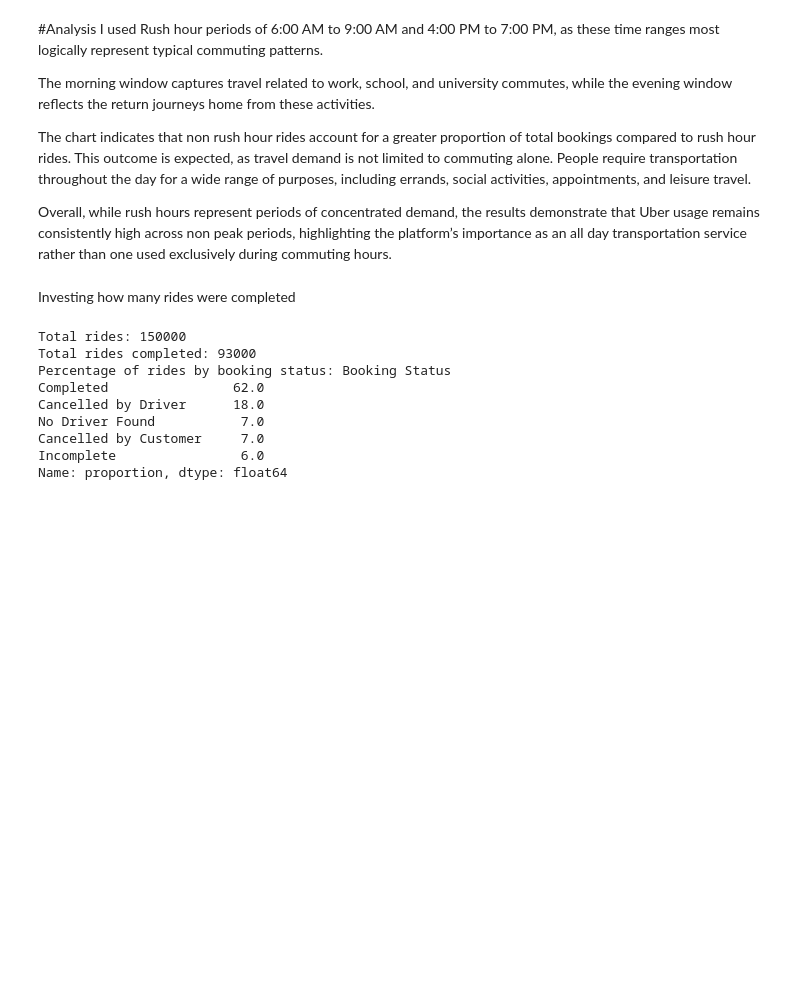
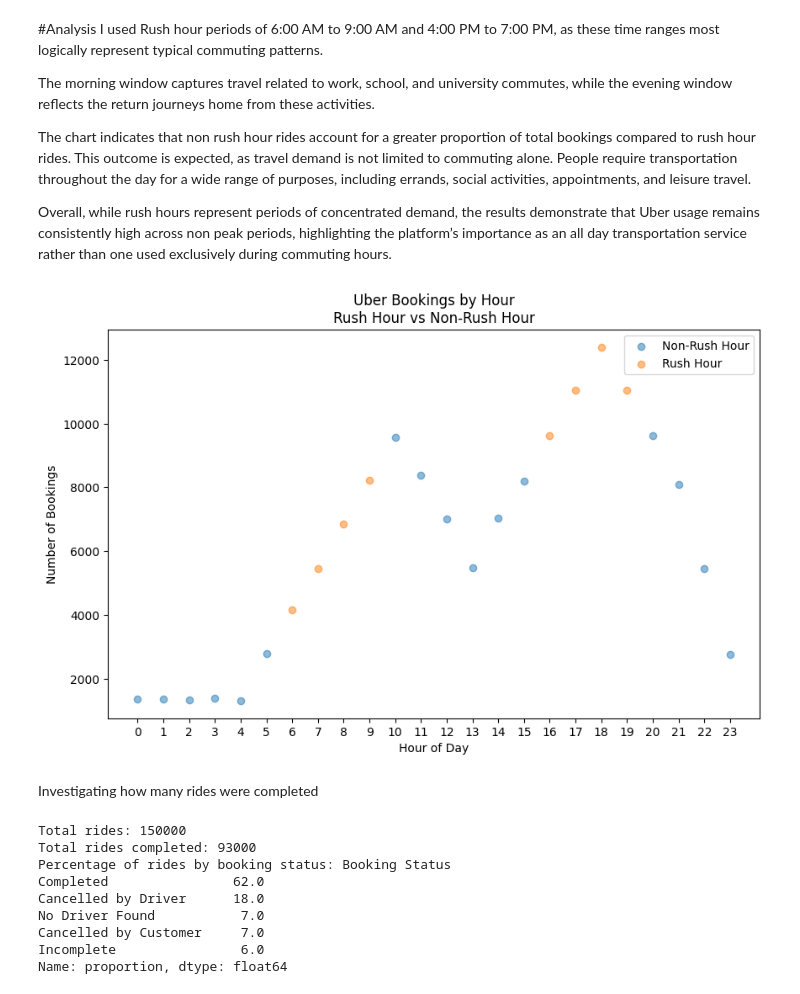
Before and after one commit to msum500/Uber, a Jupyter notebook: Uber Project.ipynb, the cells around one changed output. Cells and saved outputs as stored; diff of their text form; code cells hidden in the pictures; blank space fills up the shorter version.

```diff
--- a/Uber Project.ipynb
+++ b/Uber Project.ipynb
@@ -214,8 +214,39 @@ The morning window captures travel related to work, school, and university commu
 The chart indicates that non rush hour rides account for a greater proportion of total bookings compared to rush hour rides. This outcome is expected, as travel demand is not limited to commuting alone. People require transportation throughout the day for a wide range of purposes, including errands, social activities, appointments, and leisure travel.
 
 Overall, while rush hours represent periods of concentrated demand, the results demonstrate that Uber usage remains consistently high across non peak periods, highlighting the platform’s importance as an all day transportation service rather than one used exclusively during commuting hours.
+# %%
+#Scatter plot of bookings by hour and day and rush hour status
+# Group bookings
+hourly_scatter = (
+    df.groupby(["Hour", "Rush Hour"])
+      .size()
+      .reset_index(name="Bookings")
+)
+
+# Create scatter plot
+plt.figure(figsize=(10, 6))
+
+for category in hourly_scatter["Rush Hour"].unique():
+    subset = hourly_scatter[hourly_scatter["Rush Hour"] == category]
+
+    plt.scatter(
+        subset["Hour"],
+        subset["Bookings"],
+        label=category,
+        alpha=0.5
+    )
+
+plt.title("Uber Bookings by Hour\nRush Hour vs Non-Rush Hour")
+plt.xlabel("Hour of Day")
+plt.ylabel("Number of Bookings")
+plt.xticks(np.arange(0, 24))
+plt.legend()
+
+plt.show()
+# %% [output]
+[figure, added]
 # %% [markdown]
-Investing how many rides were completed
+Investigating how many rides were completed
 # %%
 #Checking total completed rides
 total_rides = df.shape[0]
```
